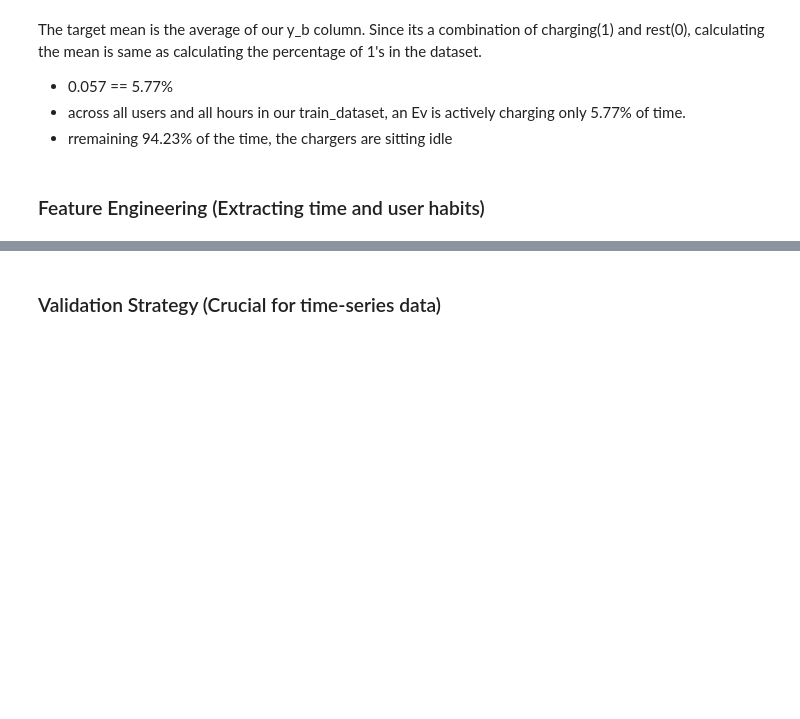
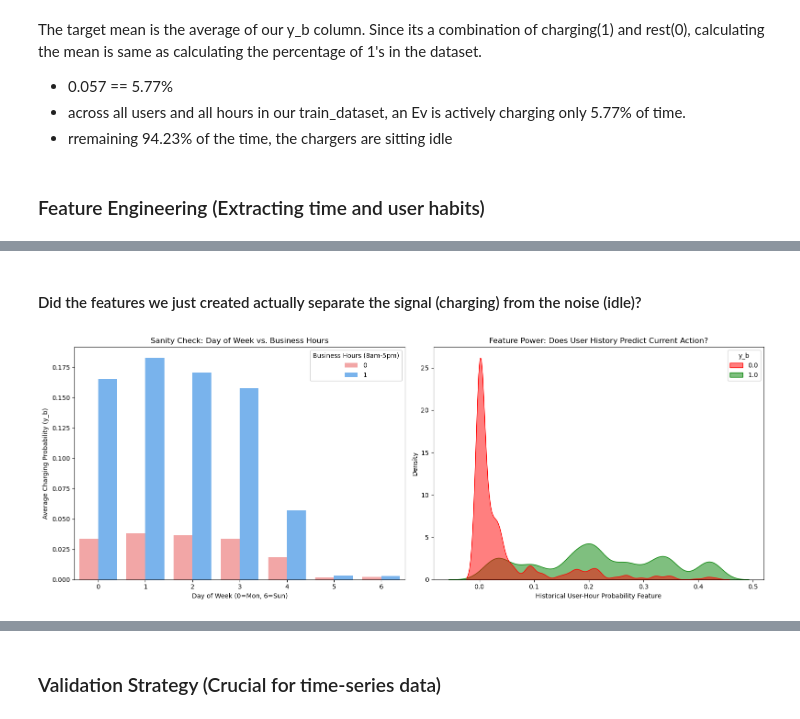
Before and after one commit to the3outliers/KEBA-AI-Coding-Contest, a Jupyter notebook: level_1.ipynb, the cells around one changed output, grey strips where cells are left out. Drawn from its saved outputs; the diff is of its cells as text; code cells hidden in the pictures; blank space fills up the shorter version.

```diff
--- a/level_1.ipynb
+++ b/level_1.ipynb
@@ -62,0 +116,46 @@ The target mean is the average of our y_b column. Since its a combination of cha
+# %% [markdown]
+#### Did the features we just created actually separate the signal (charging) from the noise (idle)?
+# %%
+import matplotlib.pyplot as plt
+import seaborn as sns
+
+def visualize_engineered_features(train_features):
+    fig, axes = plt.subplots(1, 2, figsize=(16, 6))
+
+    # plot 1: Day of Week vs. Business Hours
+    sns.barplot(
+        data=train_features,
+        x='day_of_week',
+        y='y_b',
+        hue='is_business_hours',
+        palette=['#ff9999', '#66b3ff'],
+        ax=axes[0],
+        errorbar=None
+    )
+    axes[0].set_title('Sanity Check: Day of Week vs. Business Hours')
+    axes[0].set_xlabel('Day of Week (0=Mon, 6=Sun)')
+    axes[0].set_ylabel('Average Charging Probability (y_b)')
+    axes[0].legend(title='Business Hours (8am-5pm)')
+
+    # plot 2:
+    # We use a KDE plot to see if our user_hour_prob feature separates the 0s and 1s
+    sns.kdeplot(
+        data=train_features,
+        x='user_hour_prob',
+        hue='y_b',
+        fill=True,
+        common_norm=False,
+        palette={0.0: 'red', 1.0: 'green'},
+        alpha=0.5,
+        ax=axes[1]
+    )
+    axes[1].set_title('Feature Power: Does User History Predict Current Action?')
+    axes[1].set_xlabel('Historical User-Hour Probability Feature')
+    axes[1].set_ylabel('Density')
+
+    plt.tight_layout()
+    plt.show()
+
+visualize_engineered_features(train_features)
+# %% [output]
+[figure, added]
```
Also changed, not shown: parts of 2 cells of this notebook.
